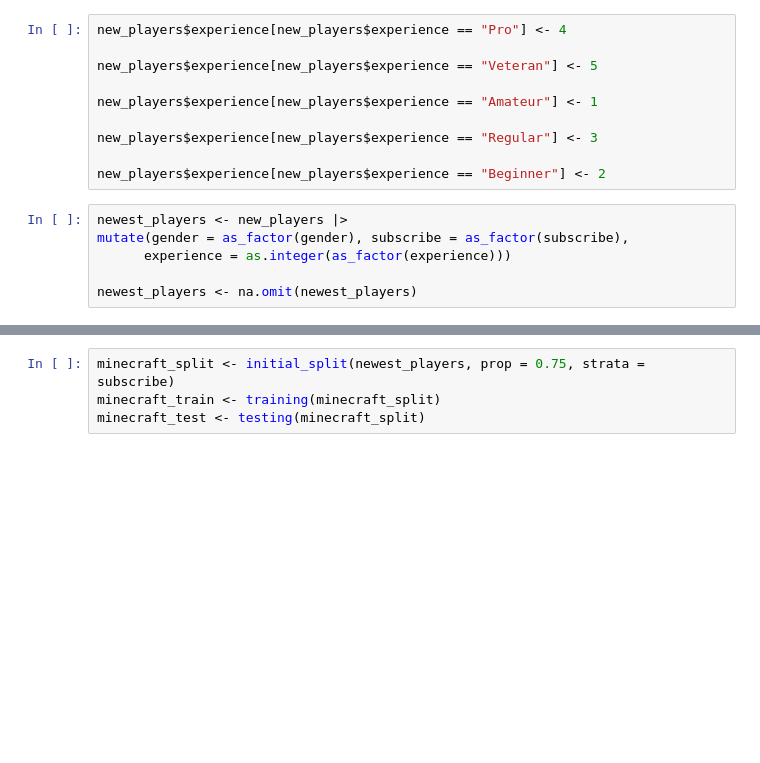
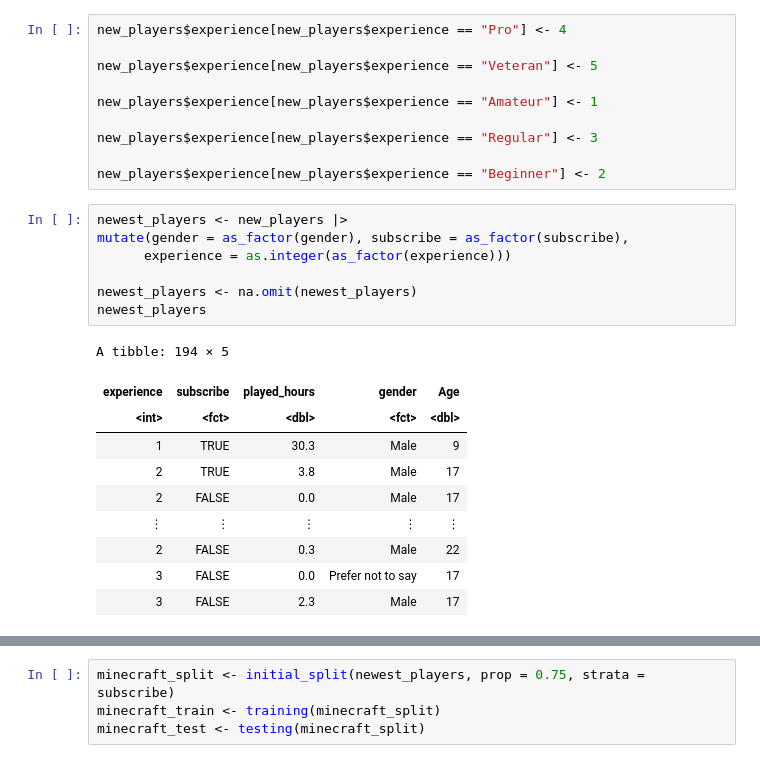
Before and after one commit to AdrianProgramming/dsci-100-2025s1-adrian, a Jupyter notebook: minecraft.ipynb, the cells around one changed output, grey strips where cells are left out. Saved outputs shown, nothing was run; the diff lists cells and outputs as text; blank space fills up the shorter version.

```diff
--- a/minecraft.ipynb
+++ b/minecraft.ipynb
@@ -98,9 +98,21 @@ new_players$experience[new_players$experience == "Beginner"] <- 2
 # %%
 newest_players <- new_players |>
 mutate(gender = as_factor(gender), subscribe = as_factor(subscribe),
       experience = as.integer(as_factor(experience)))
 
 newest_players <- na.omit(newest_players)
+newest_players
+# %% [output]
+A tibble: 194 × 5
+| experience | subscribe | played_hours | gender | Age |
+| <int> | <fct> | <dbl> | <fct> | <dbl> |
+| 1 | TRUE | 30.3 | Male | 9 |
+| 2 | TRUE | 3.8 | Male | 17 |
+| 2 | FALSE | 0.0 | Male | 17 |
+| ⋮ | ⋮ | ⋮ | ⋮ | ⋮ |
+| 2 | FALSE | 0.3 | Male | 22 |
+| 3 | FALSE | 0.0 | Prefer not to say | 17 |
+| 3 | FALSE | 2.3 | Male | 17 |
 # %%
 experience_played_hours_plot <- newest_players |>
    ggplot(aes(x = experience, y = played_hours, color = subscribe)) +
```
Also changed, not shown: parts of 8 cells of this notebook.
